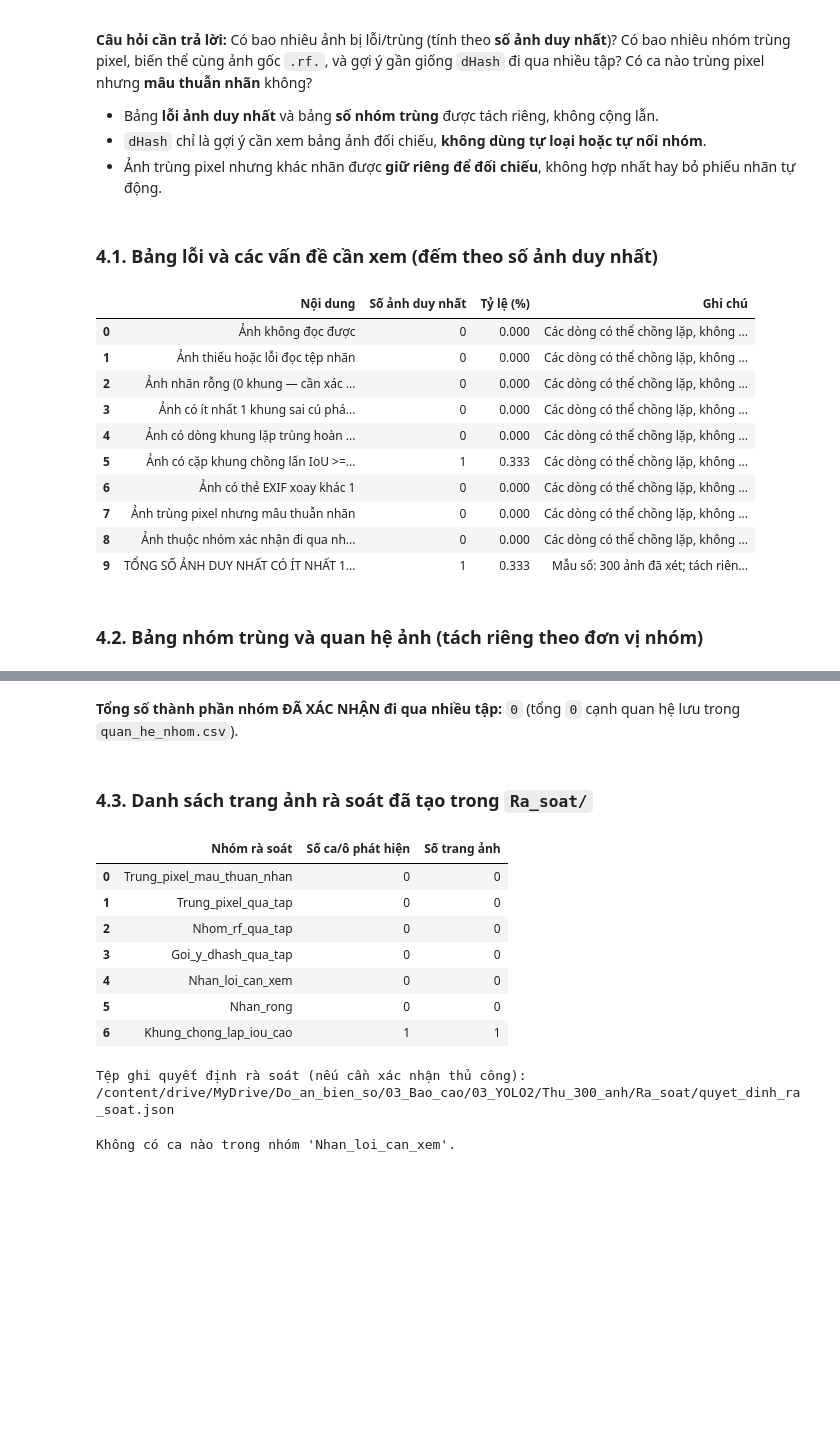
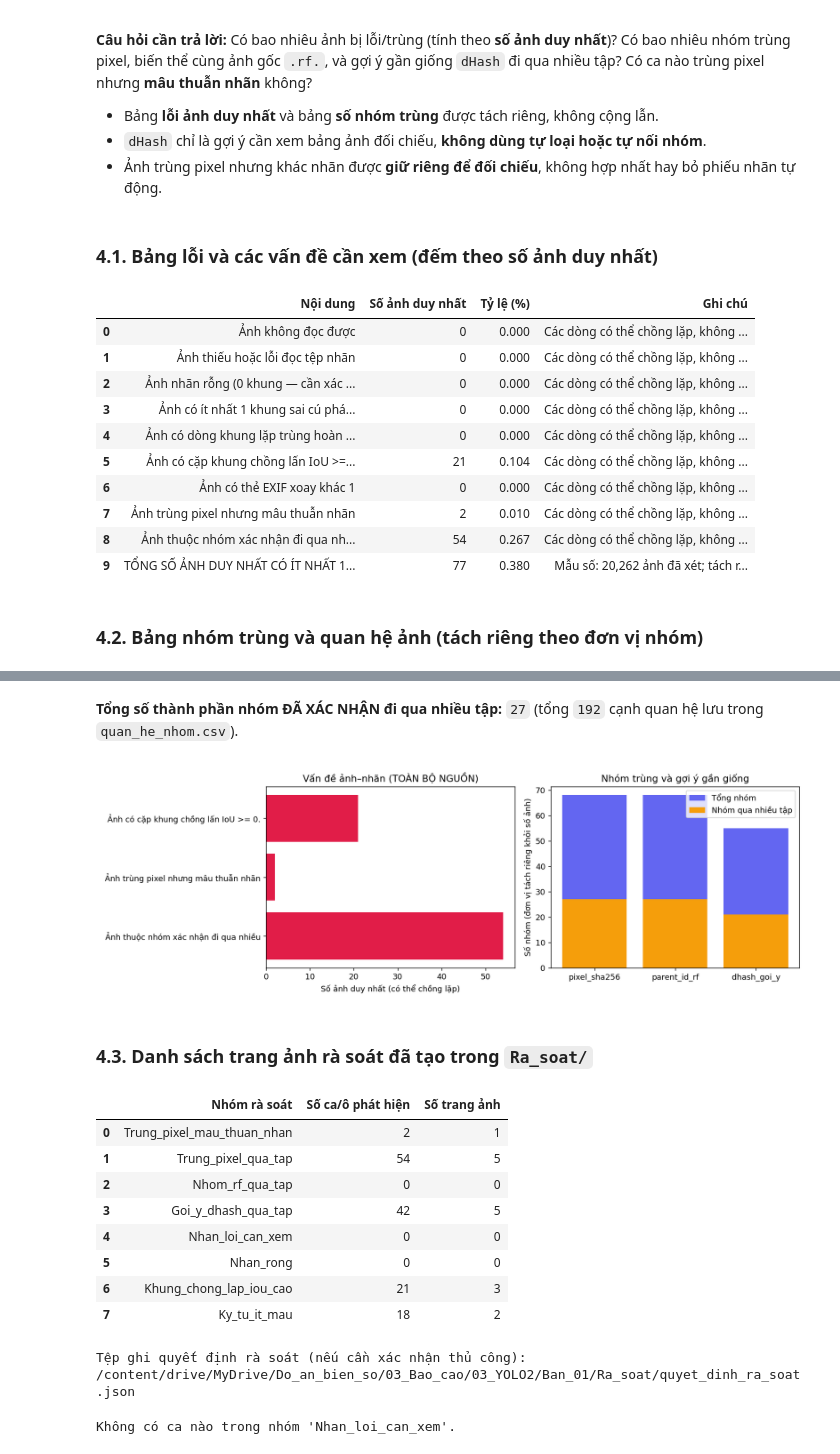
Before and after one commit to tuankiet248/chinh-sua-dataset, a Jupyter notebook: 05_Notebook/Phan_tich_va_chuan_bi_YOLO2.ipynb, the cells around one changed output, grey strips where cells are left out. Drawn from its saved outputs; the diff is of its cells as text; code cells hidden in the pictures; blank space fills up the shorter version.

Commit message:
feat: add checklist and YOLO2 data analysis notebook

```diff
--- a/05_Notebook/Phan_tich_va_chuan_bi_YOLO2.ipynb
+++ b/05_Notebook/Phan_tich_va_chuan_bi_YOLO2.ipynb
@@ -25,12 +25,11 @@ import io
 import os
 import shutil
 
-# --- 1. Tham số điều khiển chính (đặt lên đầu để luôn được khởi tạo kể cả khi mount lỗi) ---
-# Đặt sẵn "xu_ly_du_lieu" để chạy Mốc A & Mốc B ngay; sau khi xuất xong Mốc E, đổi về "xem_bao_cao" để bàn giao.
-CHE_DO = "xem_bao_cao"  # @param ["xu_ly_du_lieu", "xem_bao_cao"]
+# --- 1. Tham số điều khiển chính (mặc định bàn giao là "xem_bao_cao" trên toàn bộ nguồn Ban_01) ---
+CHE_DO = "xem_bao_cao"  # @param ["xem_bao_cao", "xu_ly_du_lieu"]
 PHIEN_BAN_XUAT = "Ban_01"  # @param {type:"string"}
-SO_ANH_THU = 300  # @param {type:"integer"}
-# 300: mẫu thử Mốc B (lưu riêng ở Thu_300_anh); 0: toàn bộ nguồn Roboflow (lưu ở PHIEN_BAN_XUAT).
+SO_ANH_THU = 0  # @param {type:"integer"}
+# 300: mẫu thử Mốc B (lưu riêng ở Thu_300_anh); 0: toàn bộ 20.262 ảnh nguồn Roboflow (lưu ở PHIEN_BAN_XUAT).
 SEED = 42  # @param {type:"integer"}
 
 # --- 2. Đường dẫn Drive / cục bộ ---
@@ -43,11 +42,11 @@ TEP_ROBOFLOW = ""  # @param {type:"string"}
 THU_MUC_TAM_SSD = "/content/yolo2_tam"  # @param {type:"string"}
 
 # --- 3. Tối ưu I/O và tiến độ ---
-SO_LUONG = 2  # @param {type:"integer"}
+SO_LUONG = 4  # @param {type:"integer"}
 KICH_THUOC_PHAN = 2000  # @param {type:"integer"}
 
-# --- 4. Cổng an toàn cho Mốc D & E ---
-XAC_NHAN_BANG_LOP_GOC = False  # @param {type:"boolean"}
+# --- 4. Cổng an toàn cho Mốc D & E (đã xác minh 30 lớp data.yaml trên ảnh thật Mốc A & B) ---
+XAC_NHAN_BANG_LOP_GOC = True  # @param {type:"boolean"}
 XUAT_BO_DU_LIEU = False  # @param {type:"boolean"}
 NEN_ZIP_XUAT = True  # @param {type:"boolean"}
 CHO_PHEP_XUAT_MAU_THU = False  # @param {type:"boolean"}
@@ -2869,6 +3055,7 @@ else:
         f"**Tổng số thành phần nhóm ĐÃ XÁC NHẬN đi qua nhiều tập:** `{Y2_THONG_KE['so_nhom_xac_nhan_qua_nhieu_tap']:,}` "
         f"(tổng `{Y2_THONG_KE['so_canh_quan_he']:,}` cạnh quan hệ lưu trong `quan_he_nhom.csv`)."
     )
+    y2_show_image(Y2_THONG_KE["bieu_do"].get("loi_va_nhom_trung", ""))
 
 if "thong_bao" in Y2_RA_SOAT:
     print(Y2_RA_SOAT["thong_bao"])
@@ -2887,10 +3074,10 @@ else:
 | 2 | Ảnh nhãn rỗng (0 khung — cần xác ... | 0 | 0.000 | Các dòng có thể chồng lặp, không ... |
 | 3 | Ảnh có ít nhất 1 khung sai cú phá... | 0 | 0.000 | Các dòng có thể chồng lặp, không ... |
 | 4 | Ảnh có dòng khung lặp trùng hoàn ... | 0 | 0.000 | Các dòng có thể chồng lặp, không ... |
-| 5 | Ảnh có cặp khung chồng lấn IoU >=... | 1 | 0.333 | Các dòng có thể chồng lặp, không ... |
+| 5 | Ảnh có cặp khung chồng lấn IoU >=... | 21 | 0.104 | Các dòng có thể chồng lặp, không ... |
 | 6 | Ảnh có thẻ EXIF xoay khác 1 | 0 | 0.000 | Các dòng có thể chồng lặp, không ... |
-| 7 | Ảnh trùng pixel nhưng mâu thuẫn nhãn | 0 | 0.000 | Các dòng có thể chồng lặp, không ... |
-| 8 | Ảnh thuộc nhóm xác nhận đi qua nh... | 0 | 0.000 | Các dòng có thể chồng lặp, không ... |
-| 9 | TỔNG SỐ ẢNH DUY NHẤT CÓ ÍT NHẤT 1... | 1 | 0.333 | Mẫu số: 300 ảnh đã xét; tách riên... |
+| 7 | Ảnh trùng pixel nhưng mâu thuẫn nhãn | 2 | 0.010 | Các dòng có thể chồng lặp, không ... |
+| 8 | Ảnh thuộc nhóm xác nhận đi qua nh... | 54 | 0.267 | Các dòng có thể chồng lặp, không ... |
+| 9 | TỔNG SỐ ẢNH DUY NHẤT CÓ ÍT NHẤT 1... | 77 | 0.380 | Mẫu số: 20,262 ảnh đã xét; tách r... |
 ### 4.2. Bảng nhóm trùng và quan hệ ảnh (tách riêng theo đơn vị nhóm)
 |  | Loại quan hệ | Mức xác nhận | Số nhóm | Ảnh trong nhóm | Nhóm qua nhiều tập | Nhóm mâu thuẫn nhãn |
@@ -2900,13 +3087,15 @@ else:
-**Tổng số thành phần nhóm ĐÃ XÁC NHẬN đi qua nhiều tập:** `0` (tổng `0` cạnh quan hệ lưu trong `quan_he_nhom.csv`).
+**Tổng số thành phần nhóm ĐÃ XÁC NHẬN đi qua nhiều tập:** `27` (tổng `192` cạnh quan hệ lưu trong `quan_he_nhom.csv`).
+[figure, added]
 ### 4.3. Danh sách trang ảnh rà soát đã tạo trong `Ra_soat/`
 |  | Nhóm rà soát | Số ca/ô phát hiện | Số trang ảnh |
-| 0 | Trung_pixel_mau_thuan_nhan | 0 | 0 |
-| 1 | Trung_pixel_qua_tap | 0 | 0 |
+| 0 | Trung_pixel_mau_thuan_nhan | 2 | 1 |
+| 1 | Trung_pixel_qua_tap | 54 | 5 |
 | 2 | Nhom_rf_qua_tap | 0 | 0 |
-| 3 | Goi_y_dhash_qua_tap | 0 | 0 |
+| 3 | Goi_y_dhash_qua_tap | 42 | 5 |
 | 4 | Nhan_loi_can_xem | 0 | 0 |
 | 5 | Nhan_rong | 0 | 0 |
-| 6 | Khung_chong_lap_iou_cao | 1 | 1 |
+| 6 | Khung_chong_lap_iou_cao | 21 | 3 |
+| 7 | Ky_tu_it_mau | 18 | 2 |
-Tệp ghi quyết định rà soát (nếu cần xác nhận thủ công): /content/drive/MyDrive/Do_an_bien_so/03_Bao_cao/03_YOLO2/Thu_300_anh/Ra_soat/quyet_dinh_ra_soat.json
+Tệp ghi quyết định rà soát (nếu cần xác nhận thủ công): /content/drive/MyDrive/Do_an_bien_so/03_Bao_cao/03_YOLO2/Ban_01/Ra_soat/quyet_dinh_ra_soat.json
 # %%
 # @title Xem trực tiếp từng trang ảnh đối chiếu trong Ra_soat/
```
Also changed, not shown: parts of 13 cells of this notebook, 1 other file.
